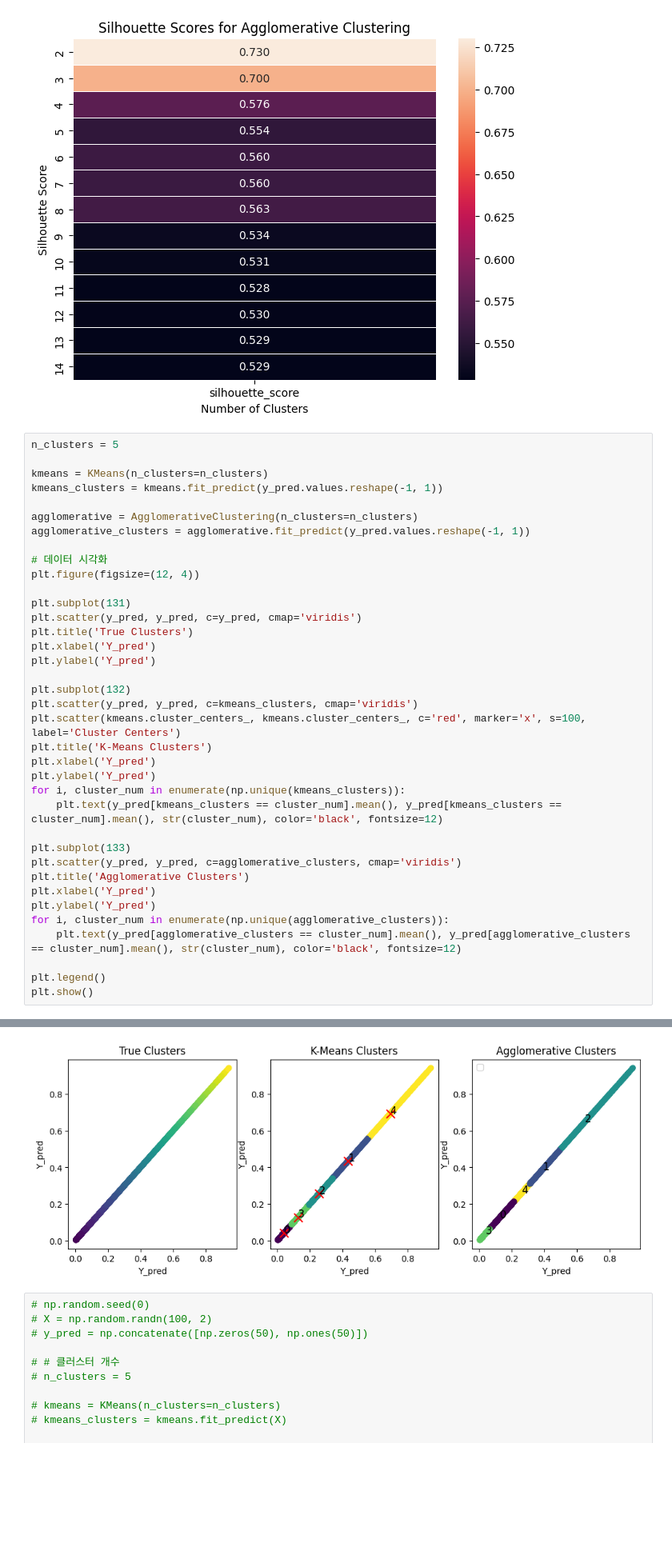
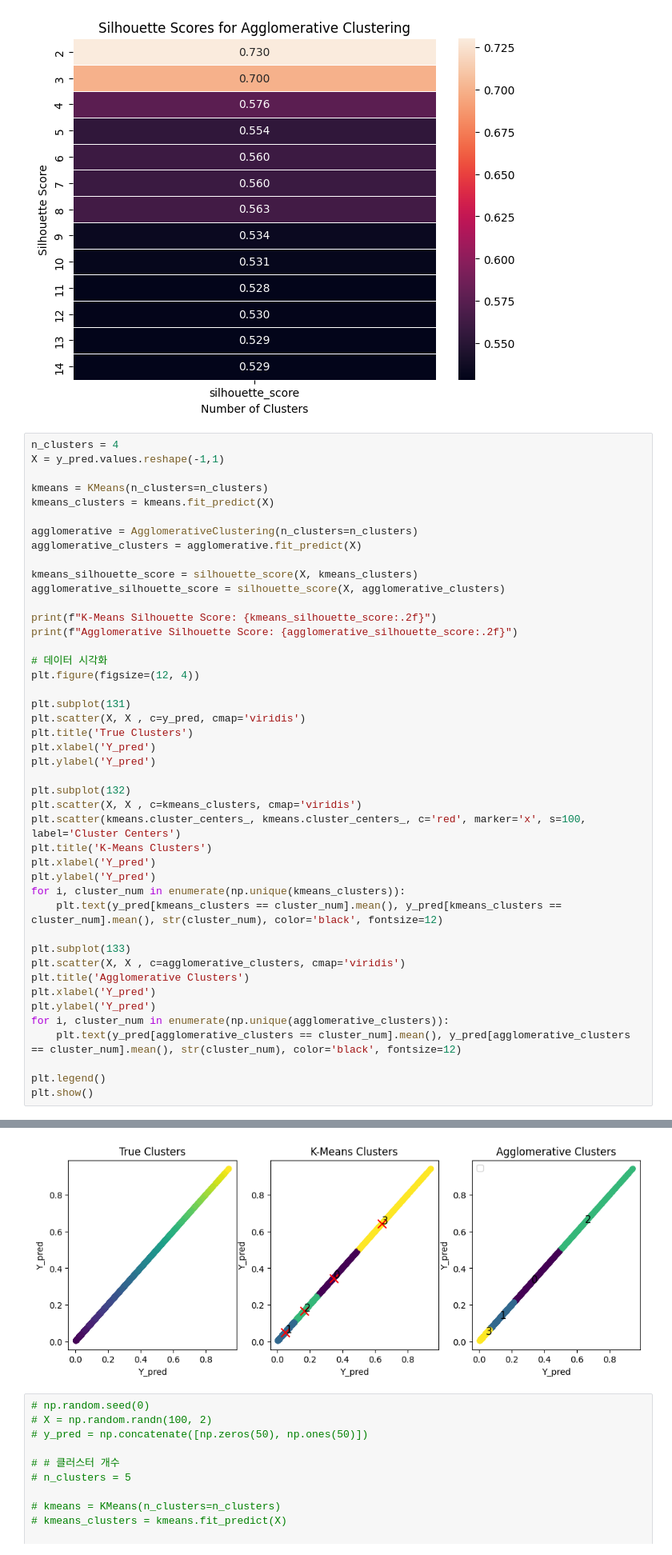
Before and after one commit to yoooooooonji/ML-model-LT_OV30, a Jupyter notebook: glm.ipynb, the cells around one changed output, grey strips where cells are left out. Shown at 80% size. Cells and saved outputs as stored; diff of their text form; blank space fills up the shorter version.

```diff
--- a/glm.ipynb
+++ b/glm.ipynb
@@ -736,25 +745,32 @@ visualize_silhouette_scores(data, method='agglomerative')
 [figure]
 [figure]
 # %%
-n_clusters = 5
+n_clusters = 4
+X = y_pred.values.reshape(-1,1)
 
 kmeans = KMeans(n_clusters=n_clusters)
-kmeans_clusters = kmeans.fit_predict(y_pred.values.reshape(-1, 1))
+kmeans_clusters = kmeans.fit_predict(X)
 
 agglomerative = AgglomerativeClustering(n_clusters=n_clusters)
-agglomerative_clusters = agglomerative.fit_predict(y_pred.values.reshape(-1, 1))
+agglomerative_clusters = agglomerative.fit_predict(X)
+
+kmeans_silhouette_score = silhouette_score(X, kmeans_clusters)
+agglomerative_silhouette_score = silhouette_score(X, agglomerative_clusters)
+
+print(f"K-Means Silhouette Score: {kmeans_silhouette_score:.2f}")
+print(f"Agglomerative Silhouette Score: {agglomerative_silhouette_score:.2f}")
 
 # 데이터 시각화
 plt.figure(figsize=(12, 4))
 
 plt.subplot(131)
-plt.scatter(y_pred, y_pred, c=y_pred, cmap='viridis')
+plt.scatter(X, X , c=y_pred, cmap='viridis')
 plt.title('True Clusters')
 plt.xlabel('Y_pred')
 plt.ylabel('Y_pred')
 
 plt.subplot(132)
-plt.scatter(y_pred, y_pred, c=kmeans_clusters, cmap='viridis')
+plt.scatter(X, X , c=kmeans_clusters, cmap='viridis')
 plt.scatter(kmeans.cluster_centers_, kmeans.cluster_centers_, c='red', marker='x', s=100, label='Cluster Centers')
 plt.title('K-Means Clusters')
 plt.xlabel('Y_pred')
@@ -763,7 +779,7 @@ for i, cluster_num in enumerate(np.unique(kmeans_clusters)):
     plt.text(y_pred[kmeans_clusters == cluster_num].mean(), y_pred[kmeans_clusters == cluster_num].mean(), str(cluster_num), color='black', fontsize=12)
 
 plt.subplot(133)
-plt.scatter(y_pred, y_pred, c=agglomerative_clusters, cmap='viridis')
+plt.scatter(X, X , c=agglomerative_clusters, cmap='viridis')
 plt.title('Agglomerative Clusters')
 plt.xlabel('Y_pred')
 plt.ylabel('Y_pred')
@@ -777,4 +795,4 @@ No artists with labels found to put in legend.  Note that artists whose label st
-[figure, old version]
+[figure, new version]
 # %%
 # np.random.seed(0)
 # X = np.random.randn(100, 2)
```
Also changed, not shown: parts of 26 cells of this notebook, 9 other files.
